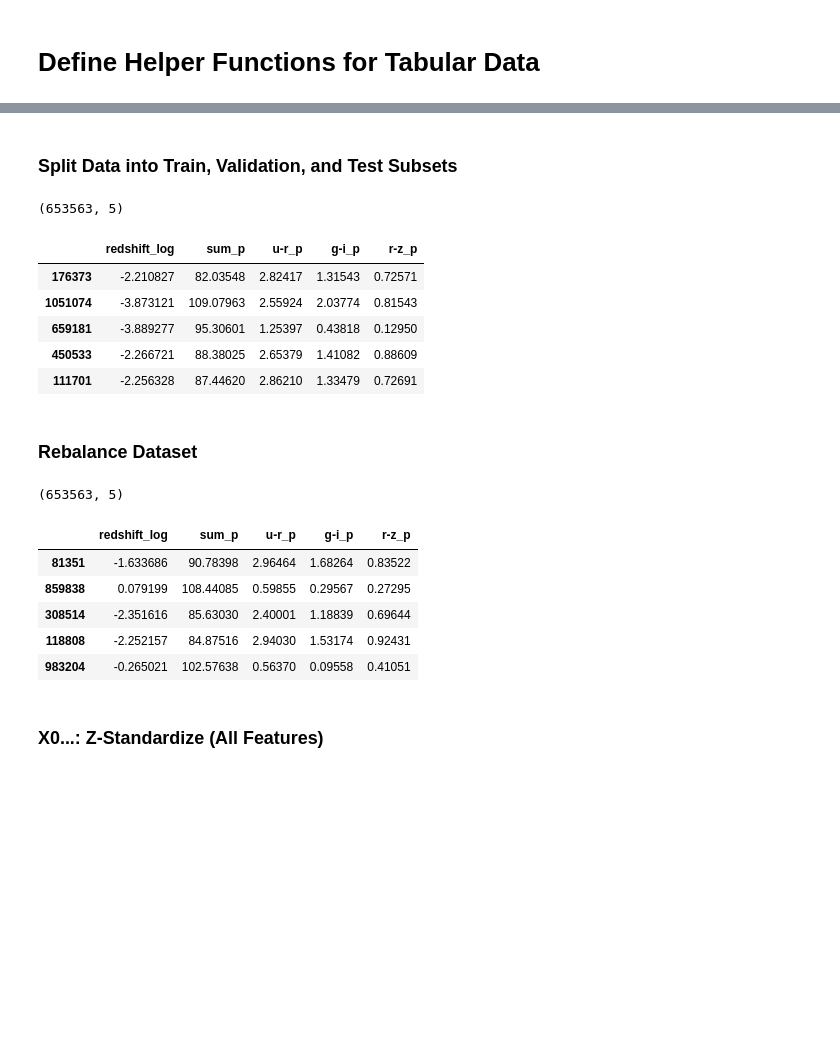
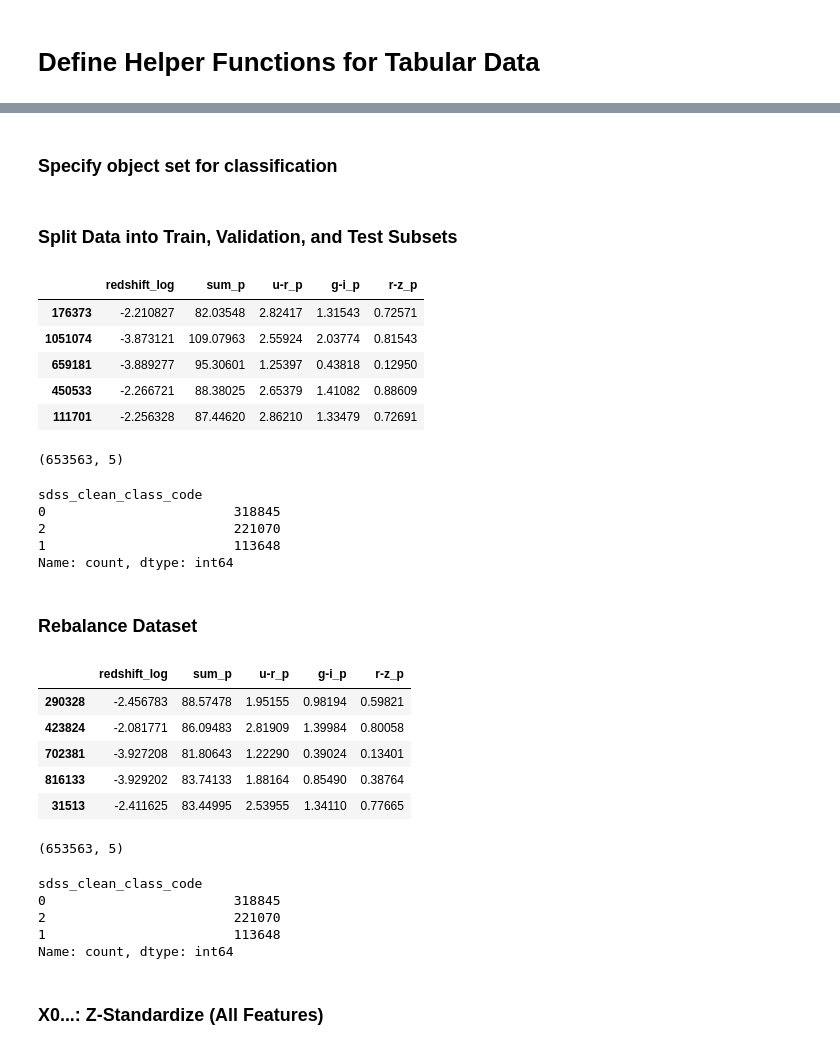
Before and after one commit to jspencermorris/galaxies_sdss, a Jupyter notebook: notebooks/jsm_modeling_tabular.ipynb, the cells around one changed output, grey strips where cells are left out. Drawn from its saved outputs; the diff is of its cells as text; code cells hidden in the pictures; blank space fills up the shorter version.

```diff
--- a/notebooks/jsm_modeling_tabular.ipynb
+++ b/notebooks/jsm_modeling_tabular.ipynb
@@ -262,22 +313,3 @@ def model_examples(X_ndarray, y_df):
 
 # generate a 3d scatterplot of the first three PC's from the df
 # NOTE: this isn't yet implemented
-# %%
-# define a helper function to facilitate rebalancing
-
-def jsm_rebalance(X, y, mode='smote'):
-
-    if mode == 'none':
-        indices = X.index.tolist()
-        random.shuffle(indices)
-        X_resampled = X.loc[indices]
-        y_resampled = y.loc[indices]
-    elif mode == 'default':
-        # NOTE: this isn't yet implemented
-        pass
-
-    elif mode == 'smote':
-        smote = SMOTE()
-        X_resampled, y_resampled = smote.fit_resample(X, y)
-
-    return X_resampled, y_resampled
@@ -323,0 +352,2 @@ def jsm_predict(model, X, y):
+# %% [markdown]
+### Specify object set for classification
@@ -326,34 +360,46 @@ def jsm_predict(model, X, y):
 # %%
 # generate subsets (return as df's)
 
-X_train, y_train, X_validation, y_validation, X_test, y_test = jsm_split_subsets(sdss_primary, object_features, class_label_codes[0:1], [0.6, 0.2, 0.2], mode='sklearn')
+X_train, y_train, X_validation, y_validation, X_test, y_test = jsm_split_subsets(sdss_secondary, object_features, class_column, [0.6, 0.2, 0.2], mode='sklearn')
+display(X_train.head(5))
 print(X_train.shape)
-display(X_train.head(5))
+display(y_train.value_counts())
 # %% [output]
+|  | redshift_log | sum_p | u-r_p | g-i_p | r-z_p |
+| 176373 | -2.210827 | 82.03548 | 2.82417 | 1.31543 | 0.72571 |
+| 1051074 | -3.873121 | 109.07963 | 2.55924 | 2.03774 | 0.81543 |
+| 659181 | -3.889277 | 95.30601 | 1.25397 | 0.43818 | 0.12950 |
+| 450533 | -2.266721 | 88.38025 | 2.65379 | 1.41082 | 0.88609 |
+| 111701 | -2.256328 | 87.44620 | 2.86210 | 1.33479 | 0.72691 |
 (653563, 5)
-|  | redshift_log | sum_p | u-r_p | g-i_p | r-z_p |
-| 176373 | -2.210827 | 82.03548 | 2.82417 | 1.31543 | 0.72571 |
-| 1051074 | -3.873121 | 109.07963 | 2.55924 | 2.03774 | 0.81543 |
-| 659181 | -3.889277 | 95.30601 | 1.25397 | 0.43818 | 0.12950 |
-| 450533 | -2.266721 | 88.38025 | 2.65379 | 1.41082 | 0.88609 |
-| 111701 | -2.256328 | 87.44620 | 2.86210 | 1.33479 | 0.72691 |
+sdss_clean_class_code
+0                        318845
+2                        221070
+1                        113648
+Name: count, dtype: int64
 # %% [markdown]
 ### Rebalance Dataset
 # %%
 # balance dataset (returns as df)
 
 # NOTE: this isn't yet implemented
-X_train, y_train = jsm_rebalance(X_train, y_train, 'none')
+X_train, y_train = jsm_rebalance(X_train, y_train, class_column, mode='none')
+display(X_train.head(5))
 print(X_train.shape)
-display(X_train.head(5))
+display(y_train.value_counts())
 # %% [output]
+|  | redshift_log | sum_p | u-r_p | g-i_p | r-z_p |
+| 290328 | -2.456783 | 88.57478 | 1.95155 | 0.98194 | 0.59821 |
+| 423824 | -2.081771 | 86.09483 | 2.81909 | 1.39984 | 0.80058 |
+| 702381 | -3.927208 | 81.80643 | 1.22290 | 0.39024 | 0.13401 |
+| 816133 | -3.929202 | 83.74133 | 1.88164 | 0.85490 | 0.38764 |
+| 31513 | -2.411625 | 83.44995 | 2.53955 | 1.34110 | 0.77665 |
 (653563, 5)
-|  | redshift_log | sum_p | u-r_p | g-i_p | r-z_p |
-| 81351 | -1.633686 | 90.78398 | 2.96464 | 1.68264 | 0.83522 |
-| 859838 | 0.079199 | 108.44085 | 0.59855 | 0.29567 | 0.27295 |
-| 308514 | -2.351616 | 85.63030 | 2.40001 | 1.18839 | 0.69644 |
-| 118808 | -2.252157 | 84.87516 | 2.94030 | 1.53174 | 0.92431 |
-| 983204 | -0.265021 | 102.57638 | 0.56370 | 0.09558 | 0.41051 |
+sdss_clean_class_code
+0                        318845
+2                        221070
+1                        113648
+Name: count, dtype: int64
 # %% [markdown]
 ### X0...: Z-Standardize (All Features)
 # %%
```
Also changed, not shown: parts of 17 cells of this notebook.
